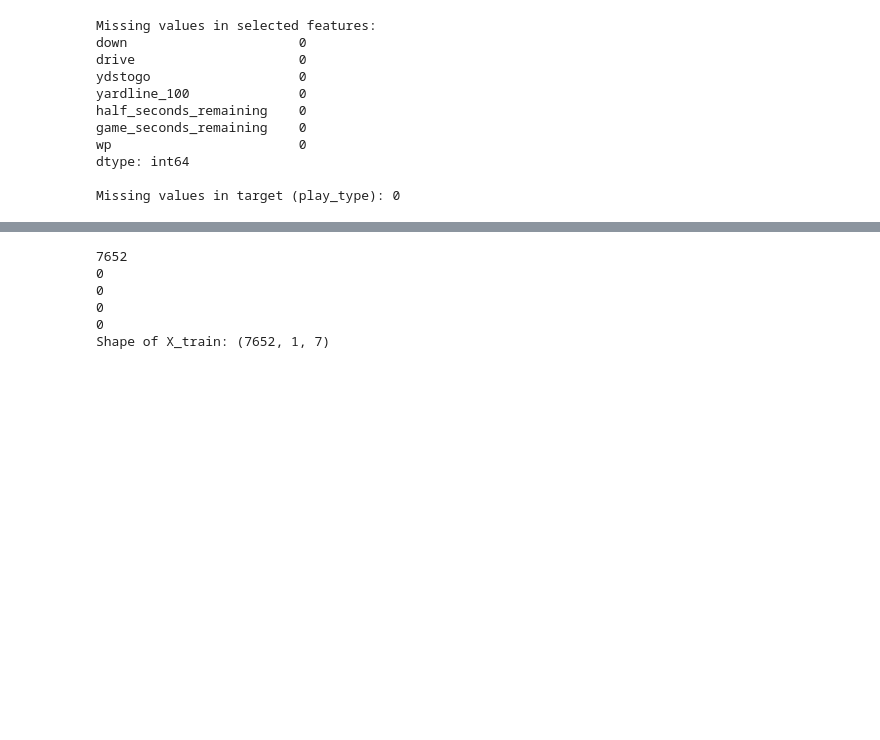
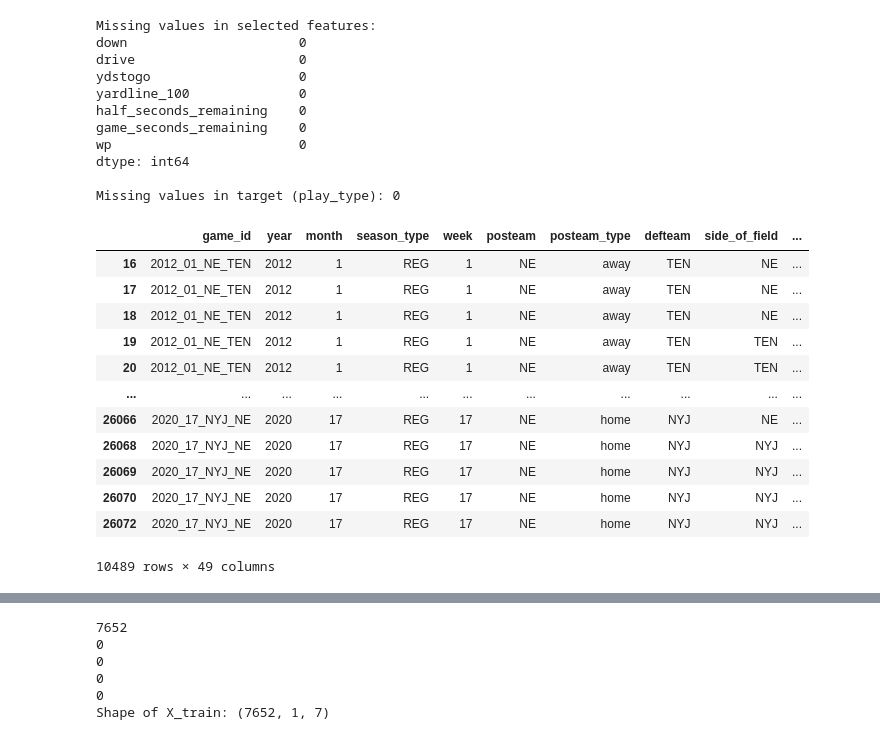
Before and after one commit to JTL24/AI-NFL-Predictor, a Jupyter notebook: finalProject.ipynb, the cells around one changed output, grey strips where cells are left out. Saved outputs shown, nothing was run; the diff lists cells and outputs as text; code cells hidden in the pictures; blank space fills up the shorter version.

```diff
--- a/finalProject.ipynb
+++ b/finalProject.ipynb
@@ -159,3 +157,19 @@ wp                        0
 dtype: int64
 
 Missing values in target (play_type): 0
+# %%
+data
+# %% [output]
+|  | game_id | year | month | season_type | week | posteam | posteam_type | defteam | side_of_field | ... |
+| 16 | 2012_01_NE_TEN | 2012 | 1 | REG | 1 | NE | away | TEN | NE | ... |
+| 17 | 2012_01_NE_TEN | 2012 | 1 | REG | 1 | NE | away | TEN | NE | ... |
+| 18 | 2012_01_NE_TEN | 2012 | 1 | REG | 1 | NE | away | TEN | NE | ... |
+| 19 | 2012_01_NE_TEN | 2012 | 1 | REG | 1 | NE | away | TEN | TEN | ... |
+| 20 | 2012_01_NE_TEN | 2012 | 1 | REG | 1 | NE | away | TEN | TEN | ... |
+| ... | ... | ... | ... | ... | ... | ... | ... | ... | ... | ... |
+| 26066 | 2020_17_NYJ_NE | 2020 | 17 | REG | 17 | NE | home | NYJ | NE | ... |
+| 26068 | 2020_17_NYJ_NE | 2020 | 17 | REG | 17 | NE | home | NYJ | NYJ | ... |
+| 26069 | 2020_17_NYJ_NE | 2020 | 17 | REG | 17 | NE | home | NYJ | NYJ | ... |
+| 26070 | 2020_17_NYJ_NE | 2020 | 17 | REG | 17 | NE | home | NYJ | NYJ | ... |
+| 26072 | 2020_17_NYJ_NE | 2020 | 17 | REG | 17 | NE | home | NYJ | NYJ | ... |
+10489 rows × 49 columns
```
Also changed, not shown: parts of 11 cells of this notebook.
